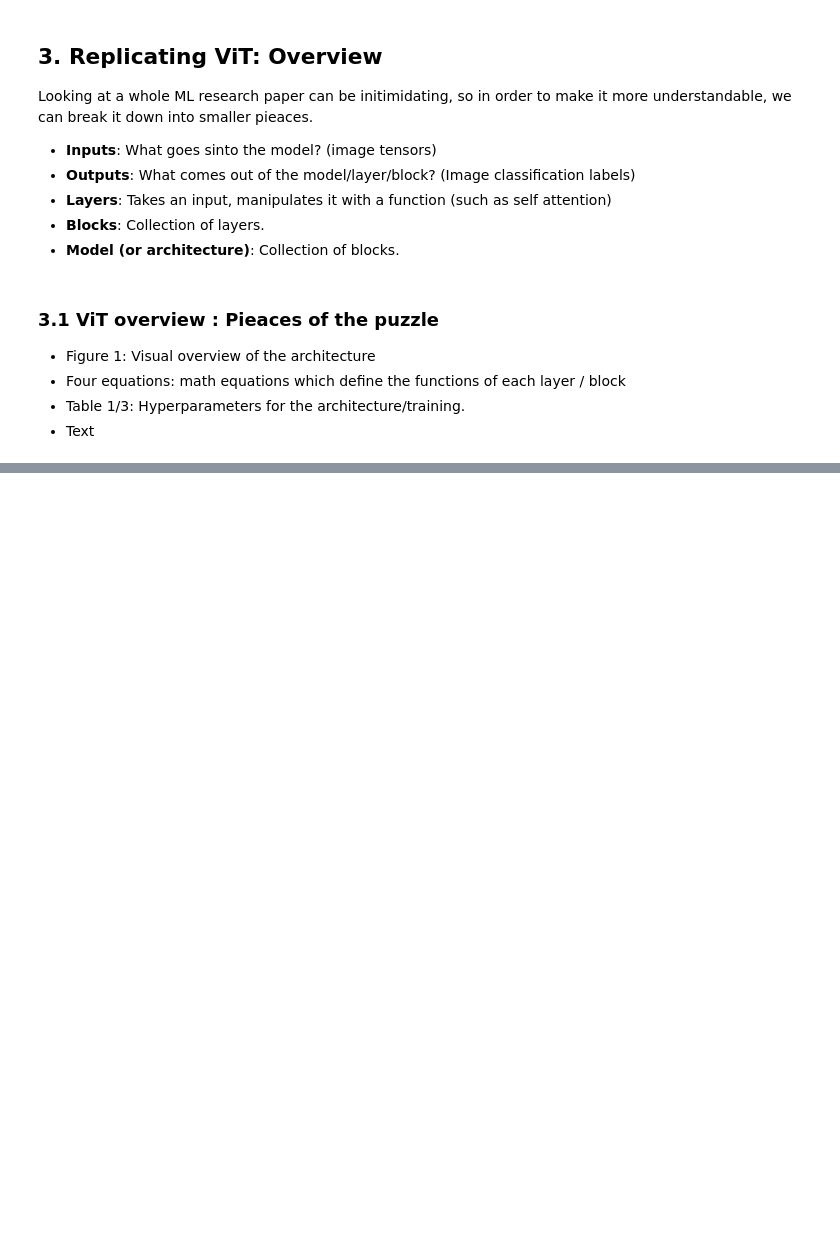
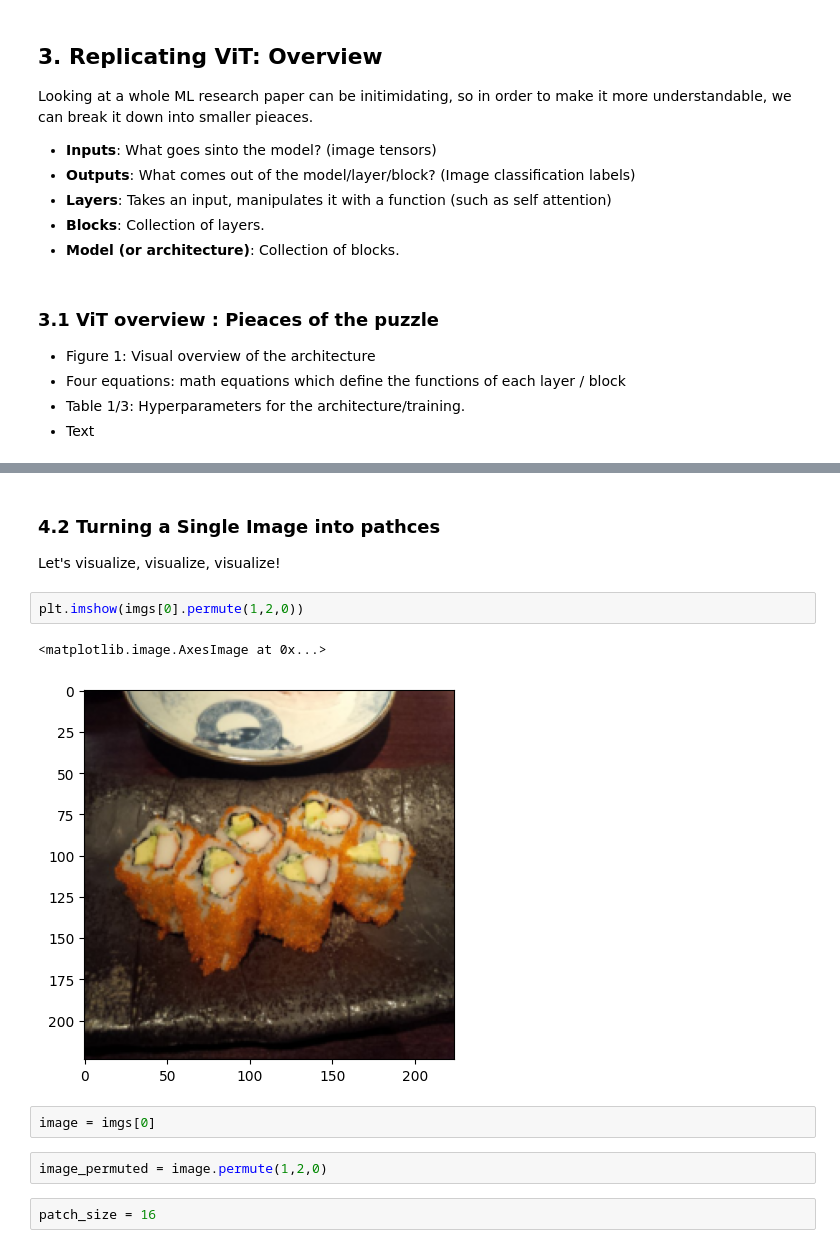
Before and after one commit to Programmer-RD-AI-Archive/PyTorch-ZTM, a Jupyter notebook: 06.ipynb, the cells around one changed output, grey strips where cells are left out. Cells and saved outputs as stored; diff of their text form; blank space fills up the shorter version.

```diff
--- a/06.ipynb
+++ b/06.ipynb
@@ -267,0 +327,15 @@ y = Linear_layer(LN_layer(x_output_MLP_block))
+# %% [markdown]
+### 4.2 Turning a Single Image into pathces
+
+Let's visualize, visualize, visualize!
+# %%
+plt.imshow(imgs[0].permute(1,2,0))
+# %% [output]
+<matplotlib.image.AxesImage at 0x...>
+[figure, added]
+# %%
+image = imgs[0]
+# %%
+image_permuted = image.permute(1,2,0)
+# %%
+patch_size = 16
```
Also changed, not shown: parts of 10 cells of this notebook.
